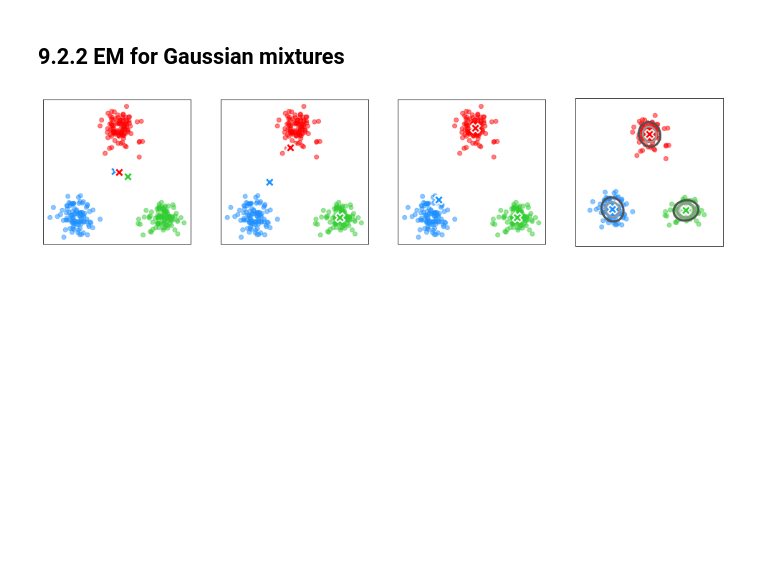
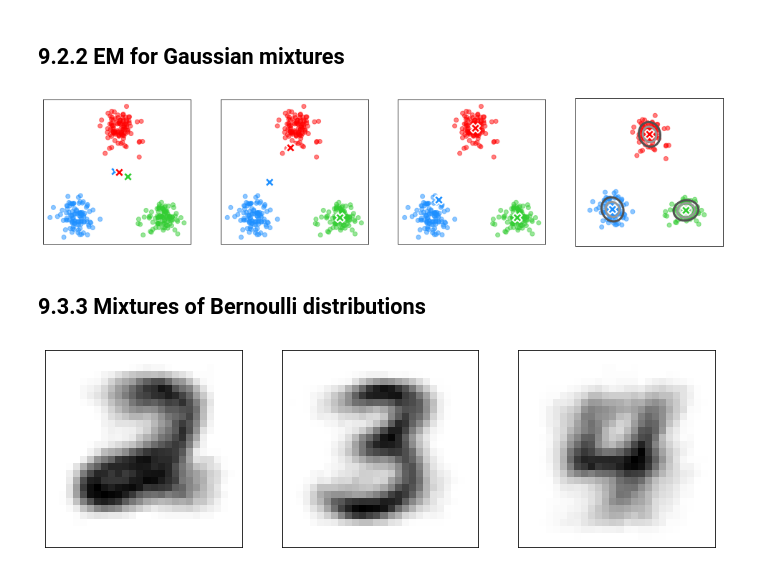
Before and after one commit to oilneck/prml_python, a Jupyter notebook: Notebook/section9.ipynb, the cells around one changed output. Saved outputs shown, nothing was run; the diff lists cells and outputs as text; code cells hidden in the pictures; blank space fills up the shorter version.

```diff
--- a/Notebook/section9.ipynb
+++ b/Notebook/section9.ipynb
@@ -90,3 +90,37 @@ plt.contour(X, Y, Z.reshape(X.shape), levels=np.linspace(min(Z), max(Z), 5), lin
 plt.show()
 # %% [output]
 [figure]
+# %% [markdown]
+## 9.3.3 Mixtures of Bernoulli distributions
+# %%
+import numpy as np
+import matplotlib.pyplot as plt
+from deepL_module.datasets.mnist import load_mnist
+from pd import *
+
+
+def fetch_mnist(fetch_nums:list):
+    (x, y), (_, _) = load_mnist(normalize=True)
+    X = np.array([x[np.where(y == i)[0][:200]] for i in fetch_nums])
+    X = (1 - X).reshape(200 * len(fetch_nums), 784) # binary inversion
+    return (X > .5).astype(np.float)
+
+
+X_train = fetch_mnist([2, 3, 4])
+
+
+''' EM-estimation '''
+prob_dist = MultivariateBernoulli(n_components=3)
+prob_dist.fit(X_train)
+
+
+
+plt.figure(figsize=(12, 5))
+for i, mean in enumerate(prob_dist.means):
+    plt.subplot(1, 3, i + 1)
+    plt.imshow(mean.reshape(28, 28), cmap="gray")
+    plt.tick_params(labelbottom=False, labelleft=False)
+    plt.tick_params(bottom=False, left=False)
+plt.show()
+# %% [output]
+[figure, added]
```
